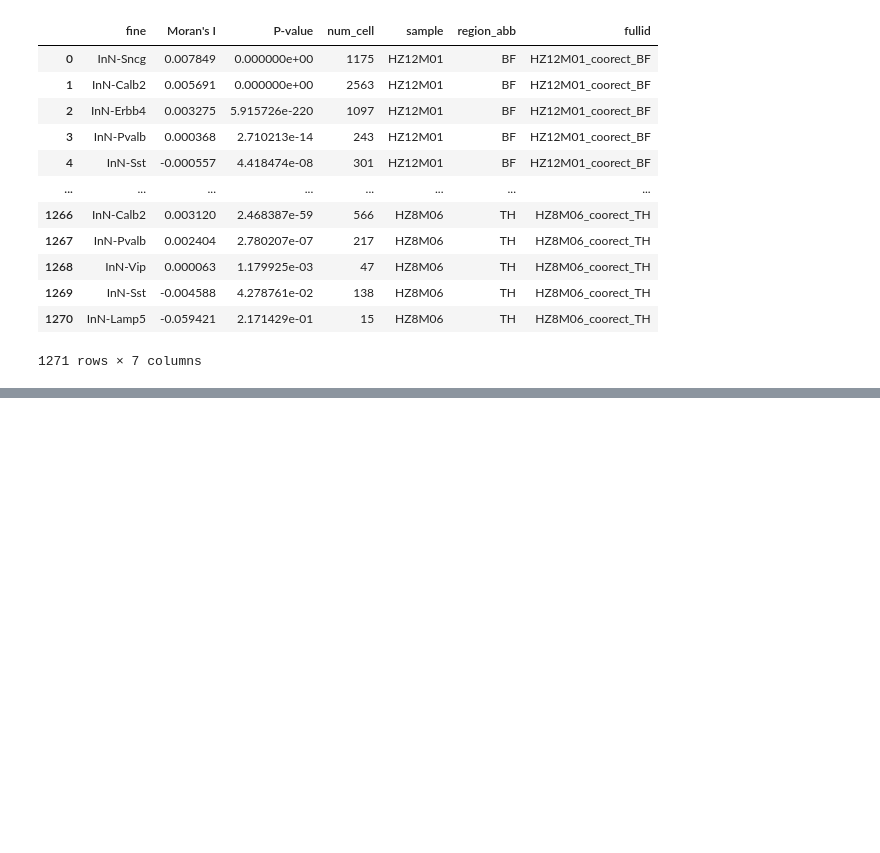
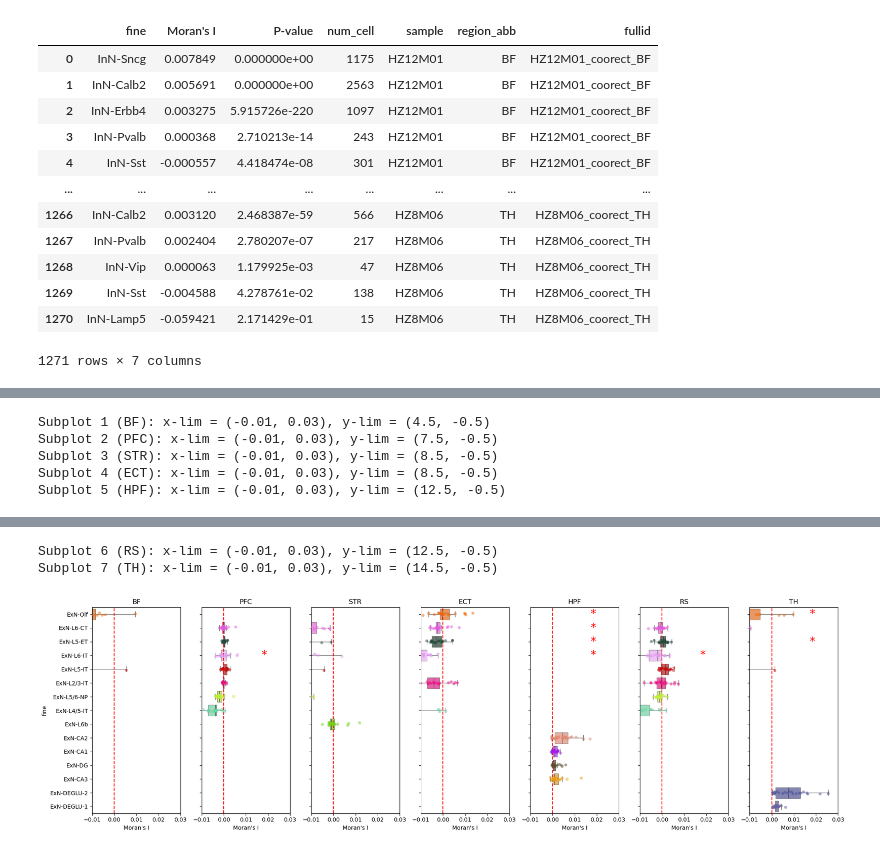
Before and after one commit to Biogod2020/gold_index, a Jupyter notebook: sup_fig_nb/neuronsfig.ipynb, the cells around one changed output, grey strips where cells are left out. Drawn from its saved outputs; the diff is of its cells as text; code cells hidden in the pictures; blank space fills up the shorter version.

```diff
--- a/sup_fig_nb/neuronsfig.ipynb
+++ b/sup_fig_nb/neuronsfig.ipynb
@@ -77,0 +589,71 @@ Passing `palette` without assigning `hue` is deprecated and will be removed in v
+# %%
+import matplotlib.pyplot as plt
+import pandas as pd
+import seaborn as sns
+import numpy as np
+from scipy import stats
+from scipy.stats import wilcoxon
+
+exn_df = pd.read_csv('ExN_dist_moranI.csv')
+
+# Define the significance threshold for the Wilcoxon test
+significance_level = 0.05
+
+# Get unique regions
+regions = exn_df['region_abb'].unique()
+
+# Set up the figure with subplots (1 row, number of unique regions)
+fig, axes = plt.subplots(1, len(regions), figsize=(20, 6), sharey=True)
+
+# Loop through each region and plot
+for i, region in enumerate(regions):
+    # Filter data for each region
+    data = exn_df[exn_df['region_abb'] == region]
+
+    # Filter data to include only the 'fine' values in real_celldict for the current region
+    data = data[data['fine'].isin(real_celldict[region])]
+
+    # Create a boxplot for each subplot with alpha set to 0.7
+    sns.boxplot(x="Moran's I", y='fine', data=data, ax=axes[i], palette=cell_type_colors, boxprops=dict(alpha=0.7), fliersize=0,
+                linewidth=0.5)
+
+    # Add a strip plot for each box plot
+    sns.stripplot(x="Moran's I", y='fine', data=data, ax=axes[i], palette=cell_type_colors, alpha=0.5, jitter=True,
+                  edgecolor='grey', linewidth=0.2)
+
+    # Set the title for each subplot
+    axes[i].set_title(region)
+
+    # Set x-axis limits
+    axes[i].set_xlim(-0.01, 0.03) # y:x=580
+    # axes[i].set_aspect(1/580)
+
+    # Add a red vertical dashed line at x=0
+    axes[i].axvline(x=0, color='red', linestyle='--')
+
+    # Loop through each category ('fine') in the region
+    for j, fine_category in enumerate(data['fine'].unique()):
+        # Extract Moran's I values for this fine category
+        morans_i_values = data[data['fine'] == fine_category]["Moran's I"]
+
+        # Check if there are enough values to perform the test (Wilcoxon requires at least 2)
+        if len(morans_i_values) > 1:
+            # Perform a one-sample Wilcoxon signed-rank test against 0
+            stat, p_value = wilcoxon(morans_i_values - 0, alternative='greater')
+
+            # Check if the p-value is less than the significance level
+            if p_value < significance_level:
+                # Add an asterisk to the right tick of the box corresponding to this fine category
+                axes[i].text(0.017, j, '*', color='red', fontsize=20, va='center')
+
+    # After plotting, get and print the y:x scale (limits)
+    x_lim = axes[i].get_xlim()
+    y_lim = axes[i].get_ylim()
+    print(f'Subplot {i+1} ({region}): x-lim = {x_lim}, y-lim = {y_lim}')
+
+
+# Adjust layout to prevent overlap
+plt.tight_layout()
+plt.savefig('/Users/jay/LocalProjects/cellbin_moranI/sup_fig_nb/exn_boxplot_moranI.pdf', dpi=300)
+plt.show()
+# %% [output]
@@ -77,0 +677,5 @@ Passing `palette` without assigning `hue` is deprecated and will be removed in v
+Subplot 1 (BF): x-lim = (-0.01, 0.03), y-lim = (4.5, -0.5)
+Subplot 2 (PFC): x-lim = (-0.01, 0.03), y-lim = (7.5, -0.5)
+Subplot 3 (STR): x-lim = (-0.01, 0.03), y-lim = (8.5, -0.5)
+Subplot 4 (ECT): x-lim = (-0.01, 0.03), y-lim = (8.5, -0.5)
+Subplot 5 (HPF): x-lim = (-0.01, 0.03), y-lim = (12.5, -0.5)
@@ -77,0 +699,3 @@ Passing `palette` without assigning `hue` is deprecated and will be removed in v
+Subplot 6 (RS): x-lim = (-0.01, 0.03), y-lim = (12.5, -0.5)
+Subplot 7 (TH): x-lim = (-0.01, 0.03), y-lim = (14.5, -0.5)
+[figure, added]
```
Also changed, not shown: parts of 11 cells of this notebook, 14 other files.
